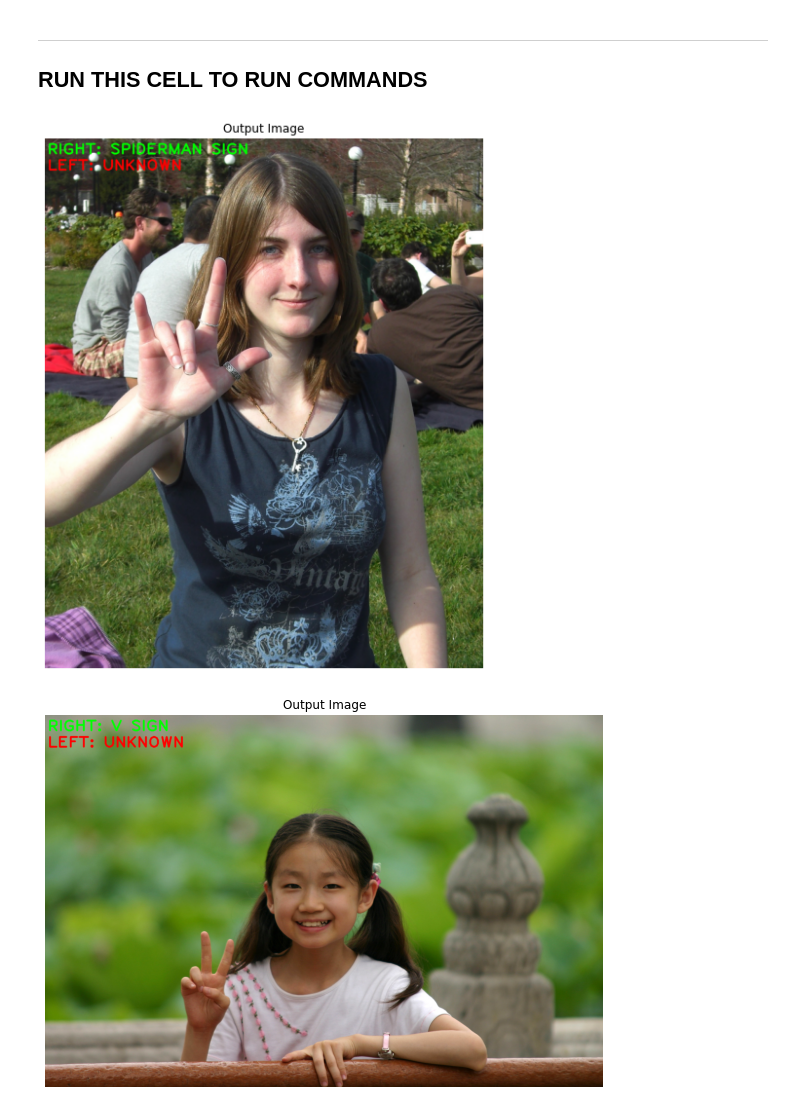
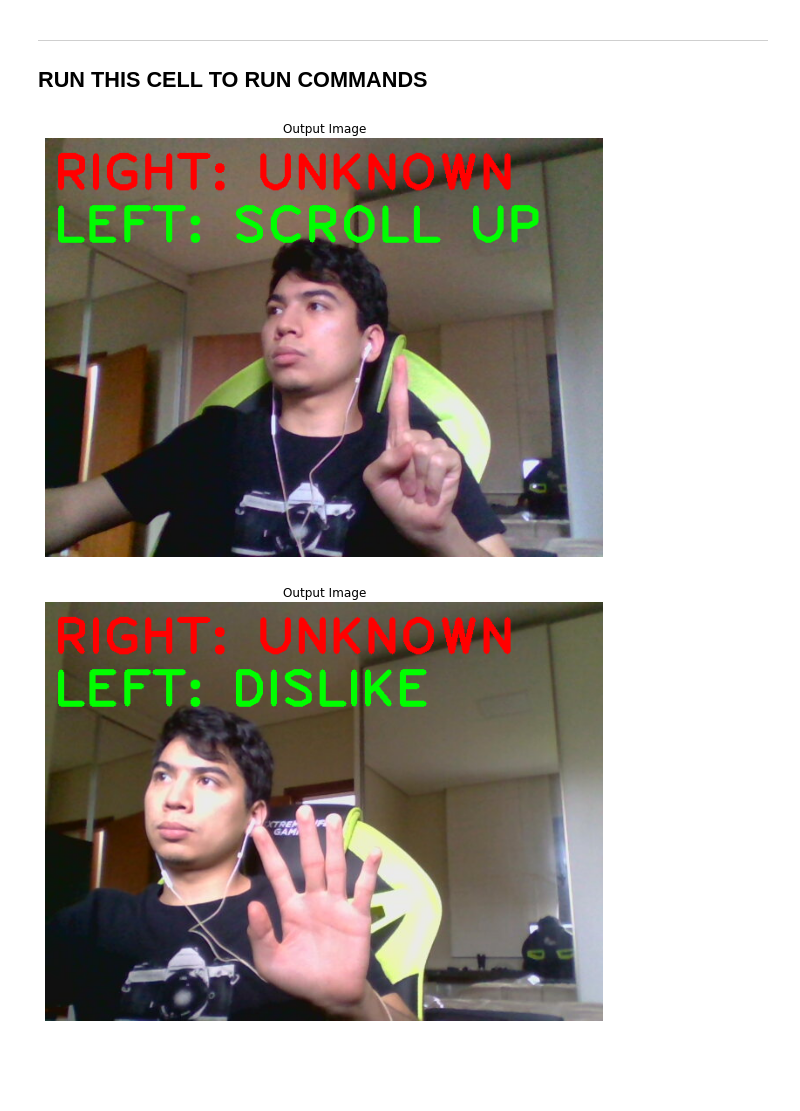
Before and after one commit to VergaraC/TinderHandController, a Jupyter notebook: tinder-hand-controller.ipynb, the cells around one changed output. Cells and saved outputs as stored; diff of their text form; code cells hidden in the pictures; blank space fills up the shorter version.

Commit message:
feat: added tinder gestures

```diff
--- a/tinder-hand-controller.ipynb
+++ b/tinder-hand-controller.ipynb
@@ -49,7 +49,7 @@ detectHandsLandmarks(image, hands, display=True)
 # %% [output]
 [figure]
 # %%
-def countFingers(image, results, draw=True, display=True):
+def counting_fingers(image, results, draw=True, display=True):
     height, width, _ = image.shape
     output_image = image.copy()
     count = {'RIGHT': 0, 'LEFT': 0}
@@ -94,23 +94,26 @@ def countFingers(image, results, draw=True, display=True):
 ___
 ## RUN THIS CELL TO RUN COMMANDS
 # %%
-def recognizeGestures(image, fingers_statuses, count, draw=True, display=True):
+def get_gesture(image, fingers_statuses, count, draw=True, display=True):
     output_image = image.copy()
     hands_labels = ['RIGHT', 'LEFT']
     hands_gestures = {'RIGHT': "UNKNOWN", 'LEFT': "UNKNOWN"}
 
     for hand_index, hand_label in enumerate(hands_labels):
         color = (0, 0, 255)
-        if count[hand_label] == 2  and fingers_statuses[hand_label+'_MIDDLE'] and fingers_statuses[hand_label+'_INDEX']:
-            hands_gestures[hand_label] = "V SIGN"
+        if count[hand_label] == 1 and fingers_statuses[hand_label+'_INDEX']:
+            #scroll_up
+            hands_gestures[hand_label] = "SCROLL UP"
             color=(0,255,0)
 
-        elif count[hand_label] == 3 and fingers_statuses[hand_label+'_THUMB'] and fingers_statuses[hand_label+'_INDEX'] and fingers_statuses[hand_label+'_PINKY']:
-            hands_gestures[hand_label] = "SPIDERMAN SIGN"
+        elif count[hand_label] == 1 and fingers_statuses[hand_label+'_THUMB']:
+            #like
+            hands_gestures[hand_label] = "LIKE"
             color=(0,255,0)
 
-        elif count[hand_label] == 5:
-            hands_gestures[hand_label] = "HIGH-FIVE SIGN"
+        elif count[hand_label] == 5 and fingers_statuses[hand_label+'_THUMB'] and fingers_statuses[hand_label+'_INDEX'] and fingers_statuses[hand_label+'_PINKY'] and fingers_statuses[hand_label+'_MIDDLE'] and fingers_statuses[hand_label+'_RING']:
+            #dislike
+            hands_gestures[hand_label] = "DISLIKE"
             color=(0,255,0)
 
         if draw:
@@ -125,21 +128,21 @@ def recognizeGestures(image, fingers_statuses, count, draw=True, display=True):
     else:
         return output_image, hands_gestures
 # %%
-image = cv2.imread('img/sample1.jpg')
+image = cv2.imread('img/scroll_up.jpg')
 flipped_image = cv2.flip(image, 1)
 _, results = detectHandsLandmarks(flipped_image, hands, display=False)
 if results.multi_hand_landmarks:
-    output_image, fingers_statuses, count = countFingers(image, results, draw=False, display = False)
-    recognizeGestures(image, fingers_statuses, count)
+    output_image, fingers_statuses, count = counting_fingers(image, results, draw=False, display = False)
+    get_gesture(image, fingers_statuses, count)
 # %% [output]
-[figure, old version]
+[figure, new version]
 # %%
-image = cv2.imread('img/sample2.jpg')
+image = cv2.imread('img/dislike.jpg')
 flipped_image = cv2.flip(image, 1)
 _, results = detectHandsLandmarks(flipped_image, hands, display=False)
 if results.multi_hand_landmarks:
-    output_image, fingers_statuses, count =countFingers(image, results, draw=False, display = False)
-    recognizeGestures(image, fingers_statuses, count)
+    output_image, fingers_statuses, count = counting_fingers(image, results, draw=False, display = False)
+    get_gesture(image, fingers_statuses, count)
 # %% [output]
-[figure, old version]
+[figure, new version]
 # %%
```
Also changed, not shown: parts of 3 cells of this notebook, 6 other files.
